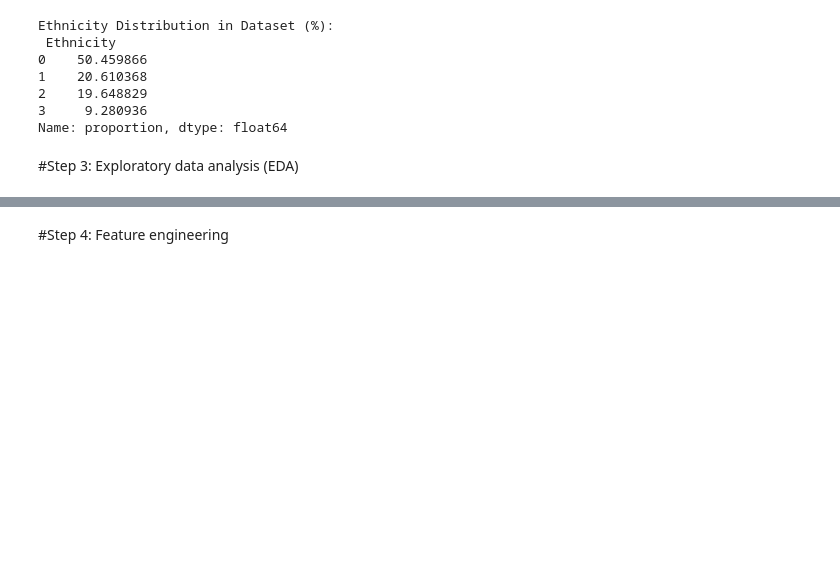
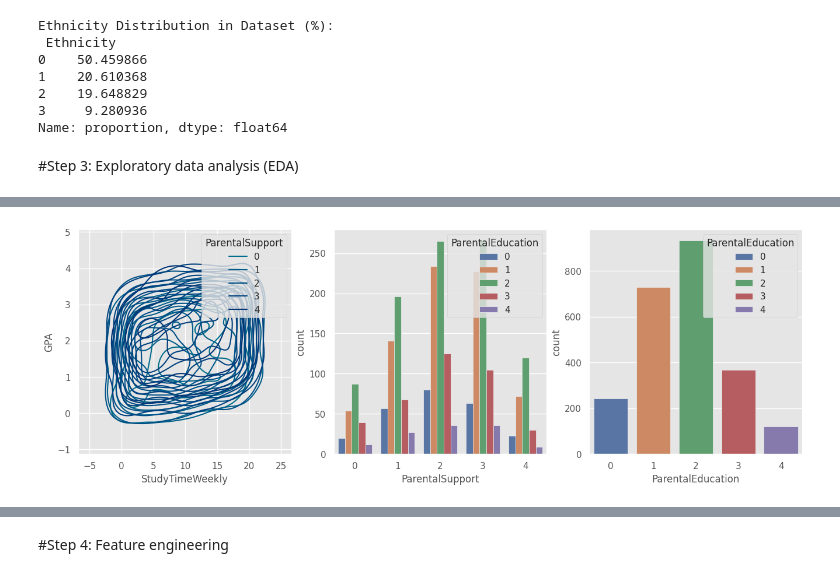
Before and after one commit to elorie-bernard-lacroix/SmartStudy, a Jupyter notebook: StudyArchitects.ipynb, the cells around one changed output, grey strips where cells are left out. Drawn from its saved outputs; the diff is of its cells as text; code cells hidden in the pictures; blank space fills up the shorter version.

```diff
--- a/StudyArchitects.ipynb
+++ b/StudyArchitects.ipynb
@@ -183,0 +215,11 @@ plt.show()
+# %%
+# Plot the effect of parental support on the GPA and weekly study time
+
+fig, axes = plt.subplots(1, 3, figsize=(16, 5))
+sns.kdeplot(data=data,x='StudyTimeWeekly',y='GPA',hue='ParentalSupport',palette="ch:rot=-.65,hue=3,light=.25",ax=axes[0])
+sns.countplot(data=data,x='ParentalSupport',hue='ParentalEducation',palette='deep',ax=axes[1])
+sns.countplot(data=data,x='ParentalEducation',hue='ParentalEducation',palette='deep',ax=axes[2])
+
+plt.savefig("parentalsupport.png", dpi=300, bbox_inches='tight')
+# %% [output]
+[figure, added]
```
Also changed, not shown: parts of 9 cells of this notebook.
